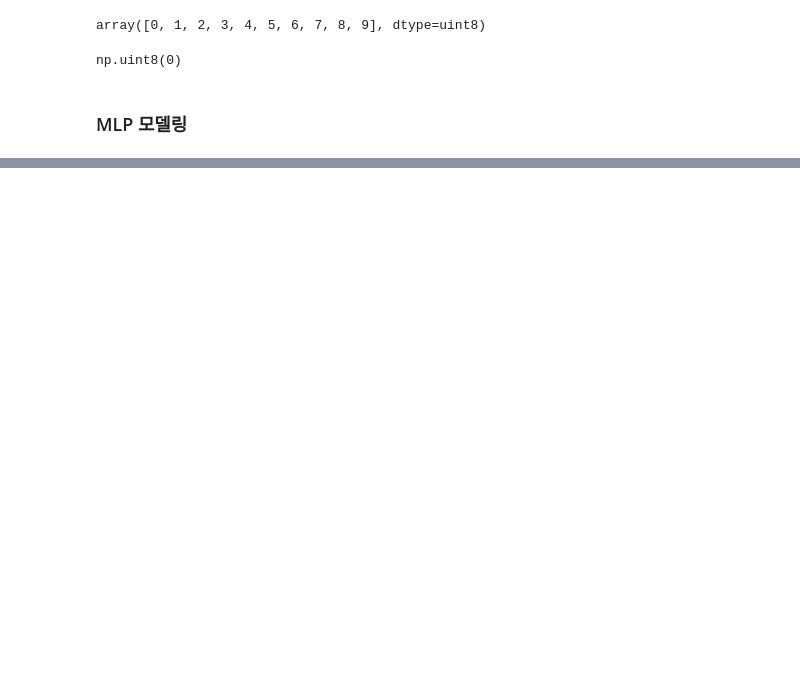
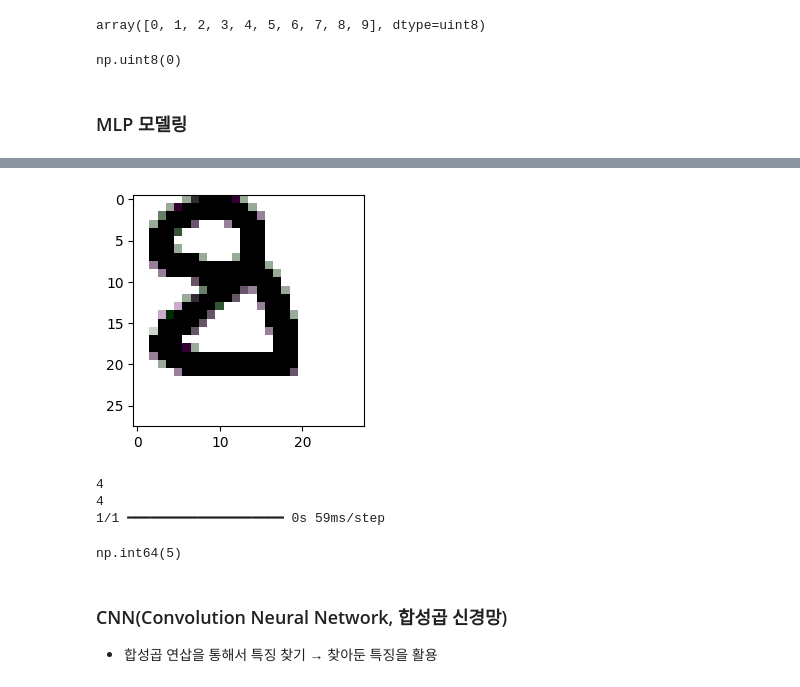
Before and after one commit to HwanLee-0321/Smart_Internship, a Jupyter notebook: DeepLearning/ex03.ipynb, the cells around one changed output, grey strips where cells are left out. Cells and saved outputs as stored; diff of their text form; code cells hidden in the pictures; blank space fills up the shorter version.

```diff
--- a/DeepLearning/ex03.ipynb
+++ b/DeepLearning/ex03.ipynb
@@ -69,0 +178,35 @@ model.compile(loss="sparse_categorical_crossentropy",optimizer='adam',metrics=["
+# %%
+# 사진 불러오기
+import PIL.Image as pimg
+
+img = pimg.open("./data/내가만든손글씨.gif")
+# %%
+plt.figure(figsize=(3,3))
+plt.imshow(img)
+plt.show()
+
+# 우리가 쓴 손글씨는 흰색배경에 검은색 글씨
+# 학습 시켰던 데이터는 검은색배경에 흰색 글씨
+# %% [output]
+[figure, added]
+# %%
+# 픽셀값 조정을 위해 형변환
+num = np.array(img)
+# 흰색   -> 255  -> 0으로 만들어야함
+# 검은색 -> 0    -> 255으로 만들어야함
+print(255-num[0][0])
+print(255-num[15][15])
+num = 255 -num
+# num차원 변환
+num = num.reshape(1, 28, 28)
+num.shape
+loaded_model2.predict(num)[0].argmax()
+# %% [output]
+4
+4
+1/1 ━━━━━━━━━━━━━━━━━━━━ 0s 59ms/step
+np.int64(5)
+# %% [markdown]
+### CNN(Convolution Neural Network, 합성곱 신경망)
+
+- 합성곱 연삽을 통해서 특징 찾기 → 찾아둔 특징을 활용
```
Also changed, not shown: parts of 13 cells of this notebook, 7 other files.
